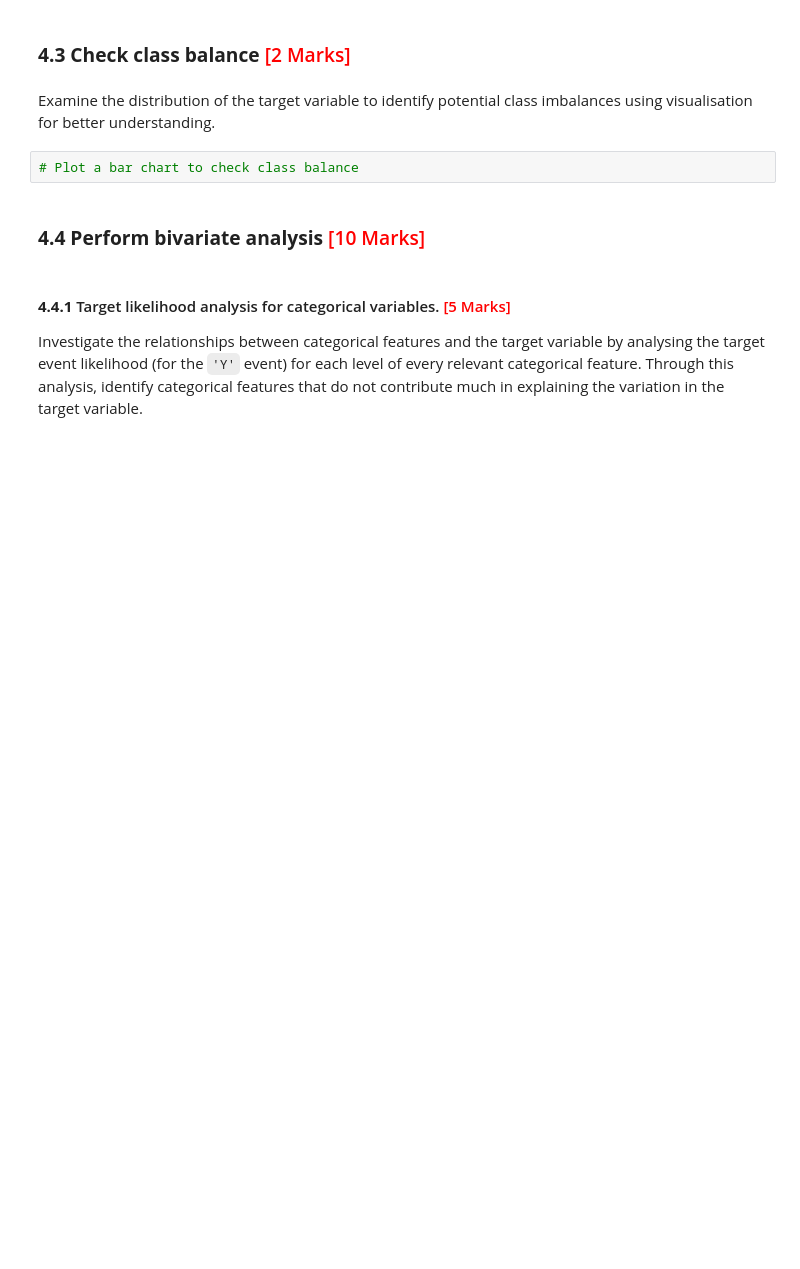
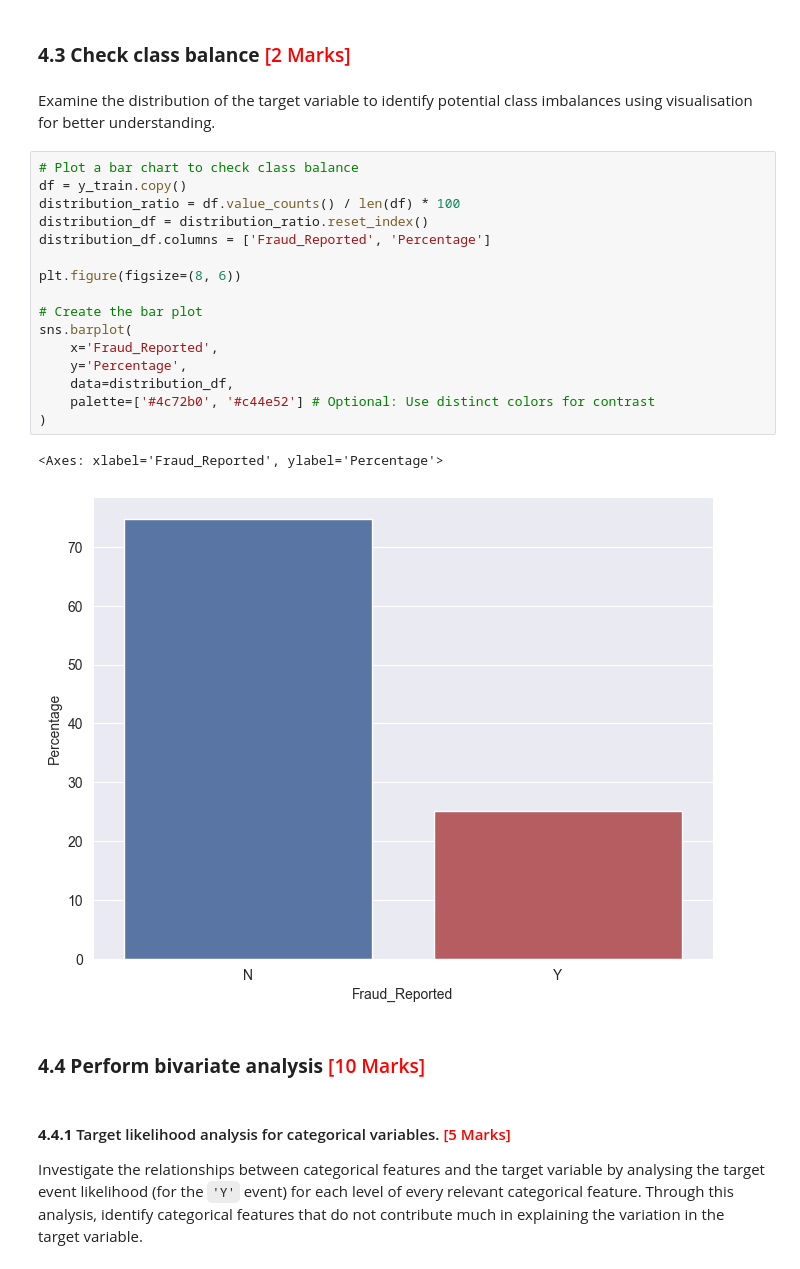
Before and after one commit to jagdsh/model_selection_insurance_fraud_claim, a Jupyter notebook: Fraudulent_Claim_Detection_Starter.ipynb, the cells around one changed output. Saved outputs shown, nothing was run; the diff lists cells and outputs as text; blank space fills up the shorter version.

```diff
--- a/Fraudulent_Claim_Detection_Starter.ipynb
+++ b/Fraudulent_Claim_Detection_Starter.ipynb
@@ -545,8 +607,25 @@ from sklearn.model_selection import train_test_split
 ### **4.3 Check class balance** <font color="red">[2 Marks]</font>
 # %% [markdown]
 Examine the distribution of the target variable to identify potential class imbalances using visualisation for better understanding.
-# %%
-# Plot a bar chart to check class balance
+# %%
+# Plot a bar chart to check class balance
+df = y_train.copy()
+distribution_ratio = df.value_counts() / len(df) * 100
+distribution_df = distribution_ratio.reset_index()
+distribution_df.columns = ['Fraud_Reported', 'Percentage']
+
+plt.figure(figsize=(8, 6))
+
+# Create the bar plot
+sns.barplot(
+    x='Fraud_Reported',
+    y='Percentage',
+    data=distribution_df,
+    palette=['#4c72b0', '#c44e52'] # Optional: Use distinct colors for contrast
+)
+# %% [output]
+<Axes: xlabel='Fraud_Reported', ylabel='Percentage'>
+[figure, added]
 # %% [markdown]
 ### **4.4 Perform bivariate analysis** <font color="red">[10 Marks]</font>
 # %% [markdown]
```
Also changed, not shown: parts of 26 cells of this notebook.
